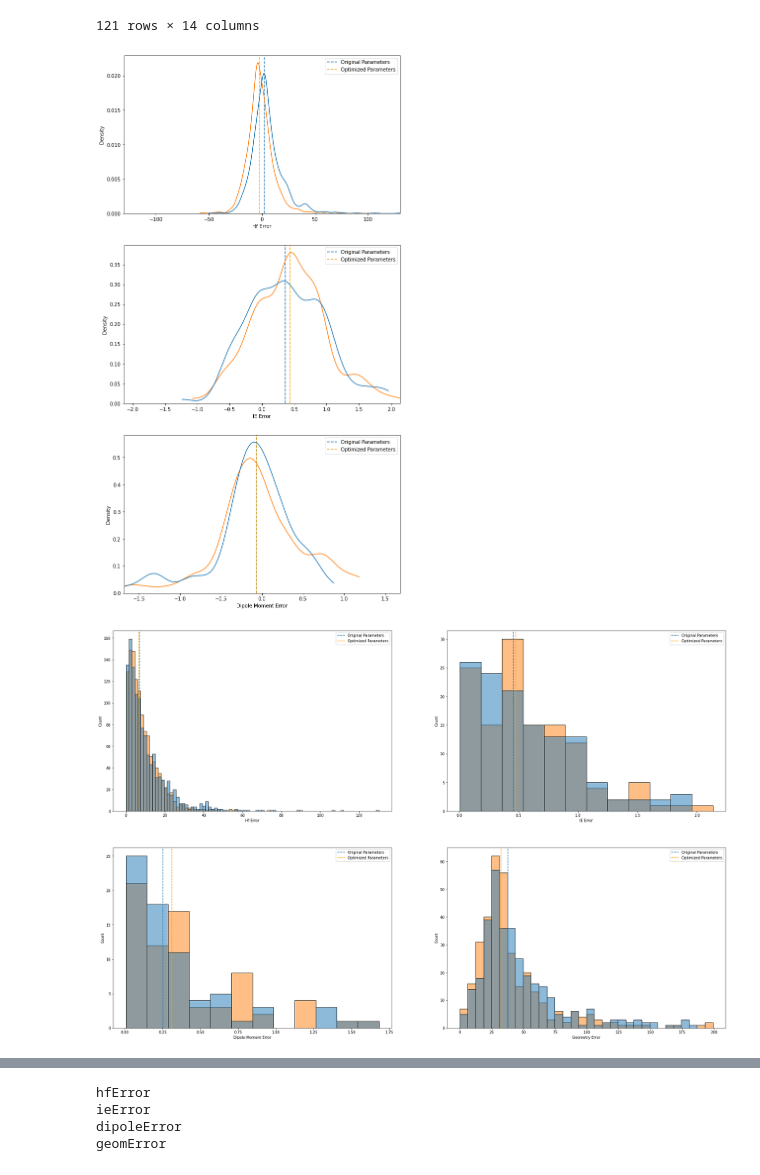
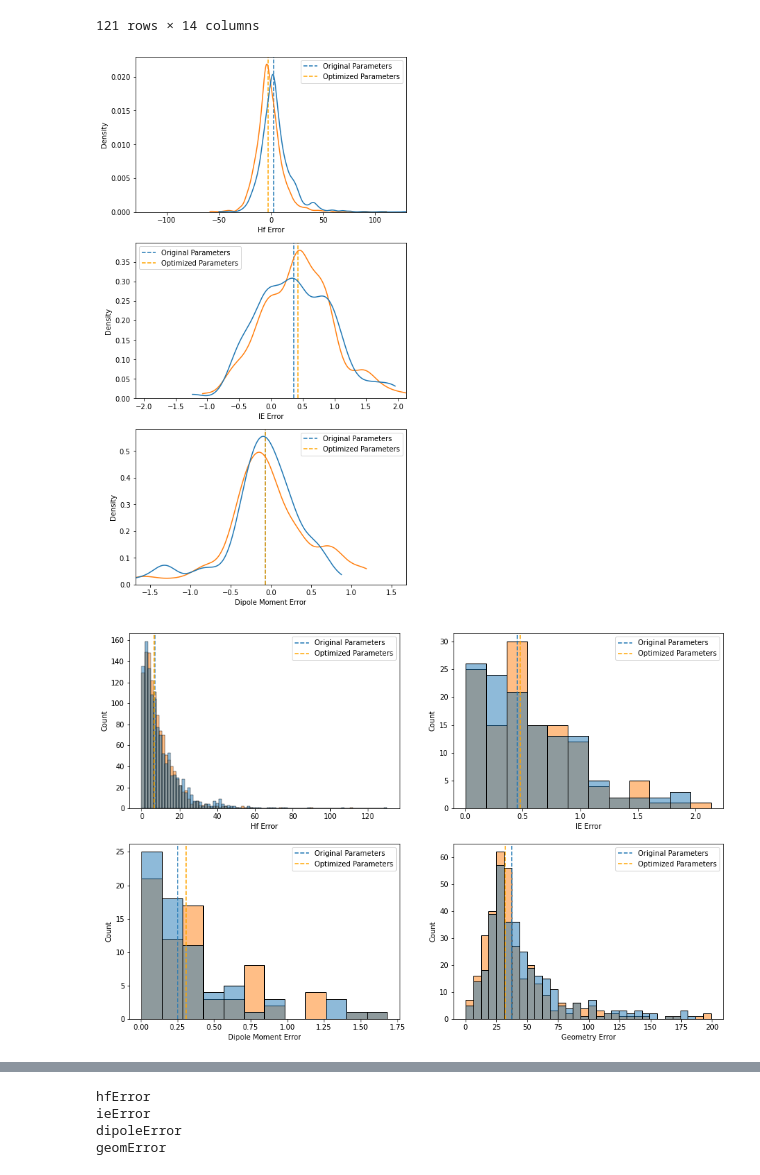
Before and after one commit to BluSteve/STYau122, a Jupyter notebook: python/Analysis.ipynb, the cells around one changed output, grey strips where cells are left out. Drawn from its saved outputs; the diff is of its cells as text; code cells hidden in the pictures.

```diff
--- a/python/Analysis.ipynb
+++ b/python/Analysis.ipynb
@@ -85,7 +85,7 @@ osorted
 | 1116 | 1116-H1F1 | 1221.675757 | -69.330894 | -65.1 | 14.985221 | 16.06 | 2.108097e+00 | 1.83 | 45.985325 | True | ... |
 121 rows × 14 columns
 # %%
-fig, axs = plt.subplots(3, 1, figsize=(10, 20));
+fig, axs = plt.subplots(3, 1, figsize=(7, 14));
 axs = axs.flatten()
 tgt = dfs[0].append(dfs[3], ignore_index=True);
 
@@ -102,21 +102,21 @@ for i, e in enumerate(errorTypes):
 
 plt.savefig('error-dist.png', dpi=600)
 # %% [output]
-[figure, old version]
+[figure, new version]
 # %%
-fig, axs = plt.subplots(2, 2, figsize=(30, 20));
+fig, axs = plt.subplots(2, 2, figsize=(15, 10));
 axs = axs.flatten()
 
 errorTypes = ["hfError", "ieError", "dipoleError", "geomError"]
 betterNames2= ['Hf Error', 'IE Error', 'Dipole Moment Error', 'Geometry Error']
 for i, e in enumerate(errorTypes):
     axs[i].axvline(dfs[0][e].abs().median(), linestyle='--')
     axs[i].axvline(dfs[3][e].abs().median(), color='orange', linestyle='--')
     sns.histplot(data=tgt, x=tgt[e].abs(), hue="optMethod", ax=axs[i])
     axs[i].set_xlabel(betterNames2[i])
     axs[i].legend(labels=['Original Parameters', 'Optimized Parameters'])
 
 plt.savefig('error-hist.png', dpi=600)
 # %% [output]
-[figure, old version]
+[figure, new version]
 # %%
```
Also changed, not shown: parts of 6 cells of this notebook, 16 other files.
